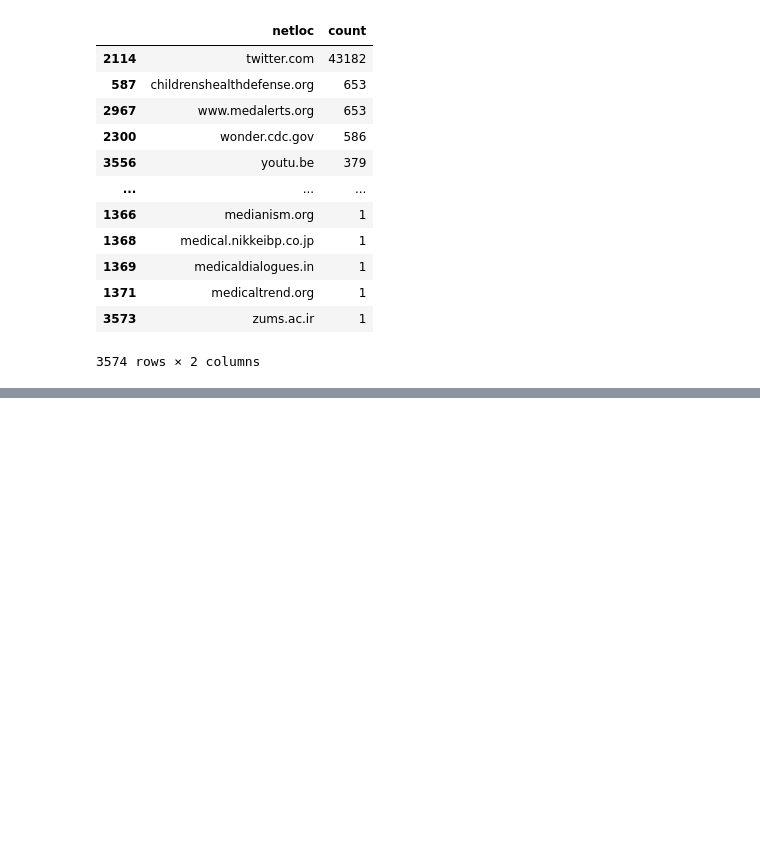
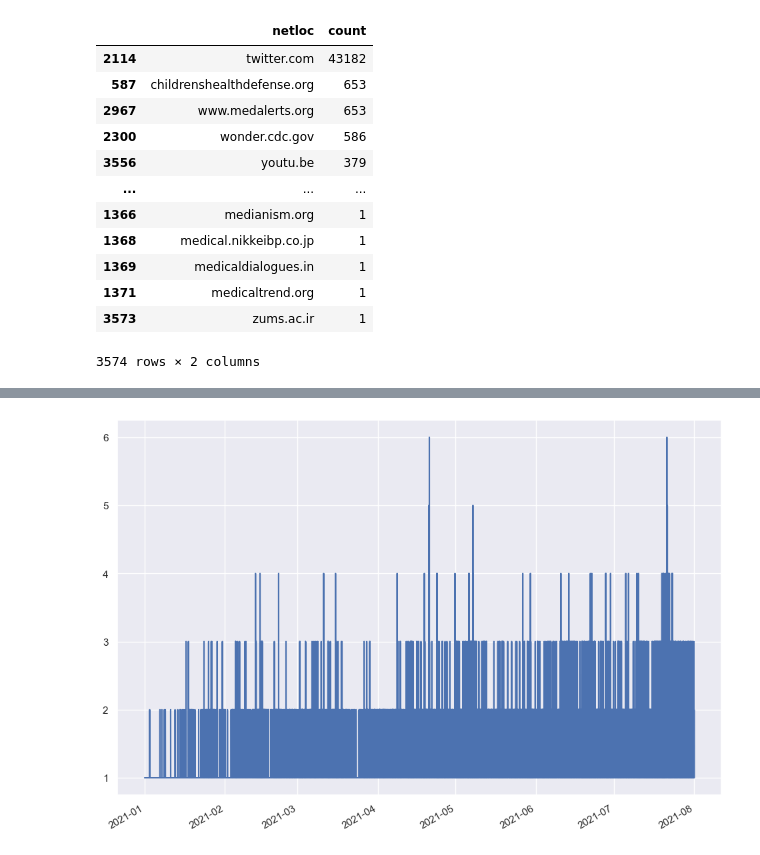
Before and after one commit to qcri/Vaccine_Disinfo, a Jupyter notebook: NEW/notebooks/VAERS_data/VAERS_Twitter_Dataset.ipynb, the cells around one changed output, grey strips where cells are left out. Saved outputs shown, nothing was run; the diff lists cells and outputs as text; code cells hidden in the pictures; blank space fills up the shorter version.

```diff
--- a/NEW/notebooks/VAERS_data/VAERS_Twitter_Dataset.ipynb
+++ b/NEW/notebooks/VAERS_data/VAERS_Twitter_Dataset.ipynb
@@ -213,0 +251,16 @@ df_gov_filtered = df[~df["url"].str.contains(compiled)]
+# %%
+import jsonlines
+import json
+
+with jsonlines.open('../../../../Vaccine-Disinfo-Data/Twitter/vaers_2021_01_01_to_2021_08_01.json') as reader:
+    twts = list()
+    for obj in reader:
+      for o in obj["data"]:
+        try:
+          twts.append(dict(id=o["id"],time=o["created_at"]))
+        except Exception:
+          pass
+# %%
+tweetsdf = pd.DataFrame(twts)
+tweetsdf["time"] = pd.to_datetime(tweetsdf["time"])
+tweetsdf
@@ -213,0 +281,13 @@ df_gov_filtered = df[~df["url"].str.contains(compiled)]
+# %%
+import matplotlib.pyplot as plt
+import seaborn as sns
+import matplotlib.dates as mdates
+
+sns.set(rc={'figure.figsize':(11.7,8.27)})
+
+ax = tweetsdf['time'].value_counts().plot(x_compat=True)
+ax.xaxis.set_major_locator(mdates.MonthLocator())
+
+plt.show()
+# %% [output]
+[figure, added]
```
Also changed, not shown: parts of 6 cells of this notebook.
